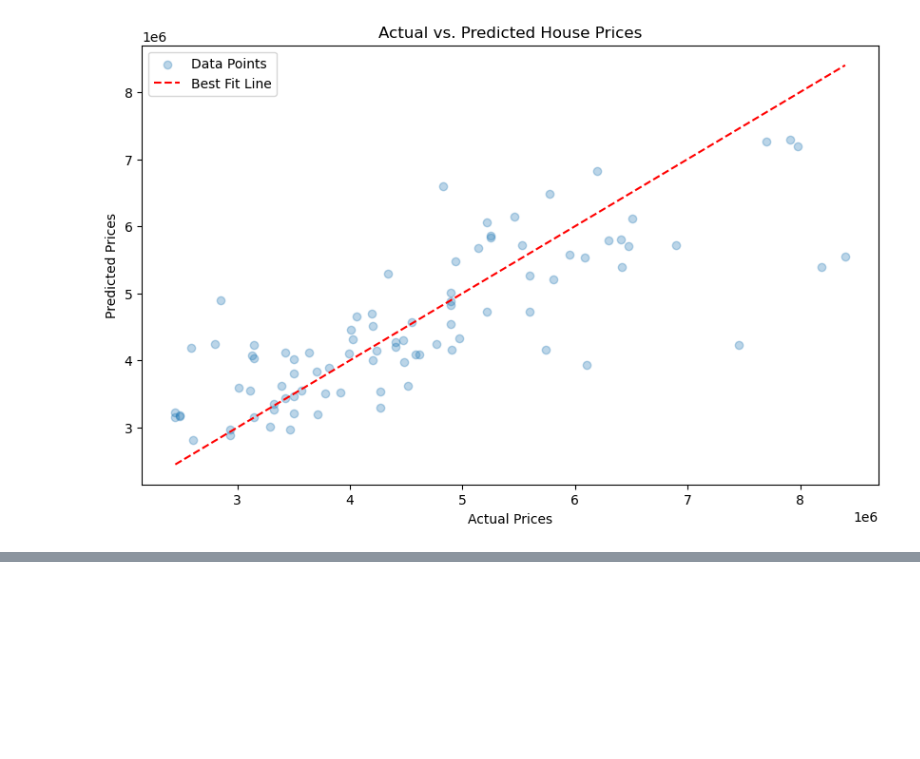
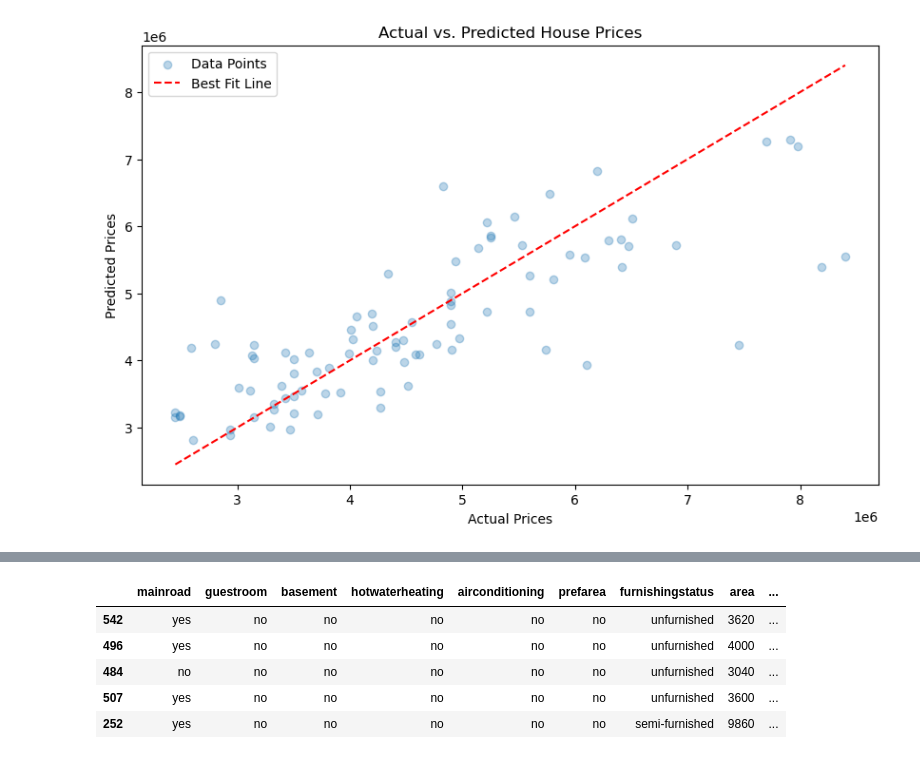
Before and after one commit to lakshita26/House-Price-Prediction, a Jupyter notebook: house-price-prediction-system.ipynb, the cells around one changed output, grey strips where cells are left out. Saved outputs shown, nothing was run; the diff lists cells and outputs as text; code cells hidden in the pictures; blank space fills up the shorter version.

```diff
--- a/house-price-prediction-system.ipynb
+++ b/house-price-prediction-system.ipynb
@@ -203,0 +215,27 @@ plt.show()
+# %%
+from sklearn.model_selection import train_test_split
+
+X_train, X_test, y_train, y_test = train_test_split(X, y,
+                                                    train_size=0.8,
+                                                    test_size=0.2,
+                                                    random_state=0)
+# %%
+categorical_cols = [cname for cname in X_train.columns if
+                       X_train[cname].nunique() < 10 and
+                       X_train[cname].dtype == "object"]
+# %%
+numerical_cols = [cname for cname in X_train.columns if
+                      X_train[cname].dtype in ['int64', 'float64']]
+# %%
+my_cols = categorical_cols + numerical_cols
+X_train = X_train[my_cols].copy()
+X_test = X_test[my_cols].copy()
+# %%
+X_train.head()
+# %% [output]
+|  | mainroad | guestroom | basement | hotwaterheating | airconditioning | prefarea | furnishingstatus | area | ... |
+| 542 | yes | no | no | no | no | no | unfurnished | 3620 | ... |
+| 496 | yes | no | no | no | no | no | unfurnished | 4000 | ... |
+| 484 | no | no | no | no | no | no | unfurnished | 3040 | ... |
+| 507 | yes | no | no | no | no | no | unfurnished | 3600 | ... |
+| 252 | yes | no | no | no | no | no | semi-furnished | 9860 | ... |
```
Also changed, not shown: parts of 20 cells of this notebook.
